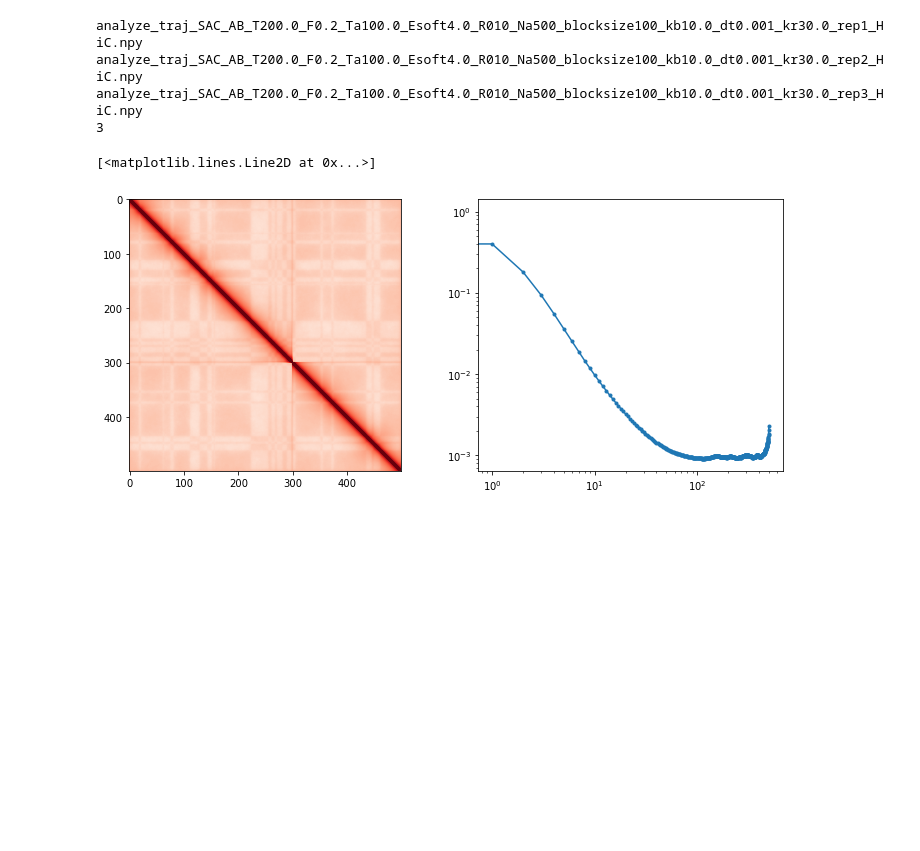
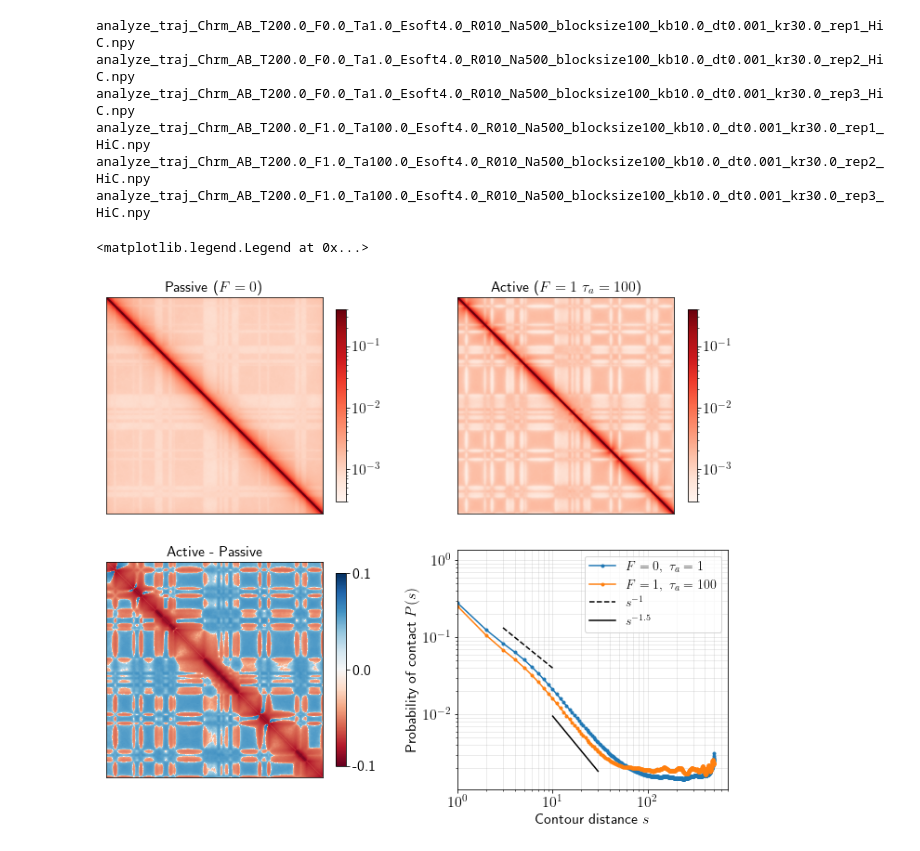
Before and after one commit to s-brahmachari/Active-noise-simulations, a Jupyter notebook: analysis_codes/plot_hic.ipynb, the cells around one changed output. Cells and saved outputs as stored; diff of their text form; code cells hidden in the pictures; blank space fills up the shorter version.

```diff
--- a/analysis_codes/plot_hic.ipynb
+++ b/analysis_codes/plot_hic.ipynb
@@ -7,36 +15,60 @@ import os
 # %%
-fig,[ax1,ax2]=plt.subplots(1,2, figsize=(12,5))
+fig,[ax, [ax3,ax4]]=plt.subplots(2,2, figsize=(12,10), gridspec_kw={'wspace':0.3, 'hspace':0.1})
 
 Ta=100.
-F=0.2
-fpath='../../data/SAC/hic/'
+F=0.5
+fpath='../../data/ChrmAB_N500_R010_lowLC_HCstick/hic/'
 
-hic=np.zeros(shape=(500,500))
-ii=0
-for fname in os.listdir(fpath):
-    # print(fname)
-    if 'Ta{:.1f}'.format(Ta) in fname and 'F{:.1f}'.format(F) in fname:
-        print(fname)
-        hic+=np.load(fpath+fname)
-        ii+=1
-hic=hic/ii
+hic=[np.zeros(shape=(500,500)),np.zeros(shape=(500,500))]
 
-print(ii)
-dist=[]
-for j in range(1,np.shape(hic)[0]):
-    dist.append((np.mean(np.diag(hic,k=j))))
+for mm, (Ta, F) in enumerate(zip([1,100],[0, 1])):
+    for fname in os.listdir(fpath):
+        # print(fname)
+        if 'Ta{:.1f}'.format(Ta) in fname and 'F{:.1f}'.format(F) in fname:
+            print(fname)
+            hic[mm]+=np.load(fpath+fname)
 
-maxD=np.max(dist)
-dist=np.array(dist)/maxD
-# print(dist)
+    #load hic
+    hic[mm]=hic[mm]/3
 
-ax1.imshow(hic, cmap='Reds',norm=LogNorm(vmin=2e-4, vmax=0.1))
+    #plot hic
+    c=ax[mm].imshow(hic[mm], cmap='Reds',norm=LogNorm(vmin=3e-4, vmax=0.4))
+    plt.colorbar(c,ax=ax[mm],shrink=0.8)
+    ax[mm].set_xticks([])
+    ax[mm].set_yticks([])
+    if F==0: ax[mm].set_title('Passive ($F = {}$)'.format(F))
+    else: ax[mm].set_title('Active ($F = {}\ \\tau_a = {:.0f}$)'.format(F,Ta))
 
-ax2.loglog(dist,'.-')
+    #plot Ps
+    dist=[]
+    for j in range(1,hic[mm].shape[0]):
+        dist.append(np.mean(np.diag(hic[mm],k=j)))
+    maxD=np.max(dist)
+    dist=np.array(dist)/maxD
+    ax4.loglog(dist,'.-', label='$F = {},\ \\tau_a = {:.0f}$'.format(F,Ta),)
+
+
+
+c=ax3.imshow(hic[1]-hic[0], cmap='RdBu',norm=SymLogNorm(vmin=-0.1, vmax=0.1, linthresh=1e-5))
+plt.colorbar(c,ax=ax3,ticks=[0.1,0,-0.1], format='%.1f', shrink=0.8)
+ax3.set_title('Active - Passive')
+ax3.set_xticks([])
+ax3.set_yticks([])
+ax4.loglog([3,10], 0.4*np.array([3,10])**(-1.),'k--', label='$~s^{-1}$')
+ax4.loglog([10,30], 0.3*np.array([10,30])**(-1.5),'k-',label='$~s^{-1.5}$')
+ax4.grid(True, alpha=0.3, which='both')
+ax4.set_xlim(1,700)
+ax4.set_xlabel('Contour distance $s$')
+ax4.set_ylabel('Probability of contact $P(s)$')
+ax4.legend(loc='upper right', fontsize=14)
+
+# fig.savefig('../../plots/Chrm_AB/hic_maps_compare_passive_active.png', dpi=300)
 # %% [output]
-analyze_traj_SAC_AB_T200.0_F0.2_Ta100.0_Esoft4.0_R010_Na500_blocksize100_kb10.0_dt0.001_kr30.0_rep1_HiC.npy
-analyze_traj_SAC_AB_T200.0_F0.2_Ta100.0_Esoft4.0_R010_Na500_blocksize100_kb10.0_dt0.001_kr30.0_rep2_HiC.npy
-analyze_traj_SAC_AB_T200.0_F0.2_Ta100.0_Esoft4.0_R010_Na500_blocksize100_kb10.0_dt0.001_kr30.0_rep3_HiC.npy
-3
+analyze_traj_Chrm_AB_T200.0_F0.0_Ta1.0_Esoft4.0_R010_Na500_blocksize100_kb10.0_dt0.001_kr30.0_rep1_HiC.npy
+analyze_traj_Chrm_AB_T200.0_F0.0_Ta1.0_Esoft4.0_R010_Na500_blocksize100_kb10.0_dt0.001_kr30.0_rep2_HiC.npy
+analyze_traj_Chrm_AB_T200.0_F0.0_Ta1.0_Esoft4.0_R010_Na500_blocksize100_kb10.0_dt0.001_kr30.0_rep3_HiC.npy
+analyze_traj_Chrm_AB_T200.0_F1.0_Ta100.0_Esoft4.0_R010_Na500_blocksize100_kb10.0_dt0.001_kr30.0_rep1_HiC.npy
+analyze_traj_Chrm_AB_T200.0_F1.0_Ta100.0_Esoft4.0_R010_Na500_blocksize100_kb10.0_dt0.001_kr30.0_rep2_HiC.npy
+analyze_traj_Chrm_AB_T200.0_F1.0_Ta100.0_Esoft4.0_R010_Na500_blocksize100_kb10.0_dt0.001_kr30.0_rep3_HiC.npy
-[<matplotlib.lines.Line2D at 0x...>]
+<matplotlib.legend.Legend at 0x...>
-[figure, old version]
+[figure, new version]
```
Also changed, not shown: parts of 4 cells of this notebook, 6 other files.
